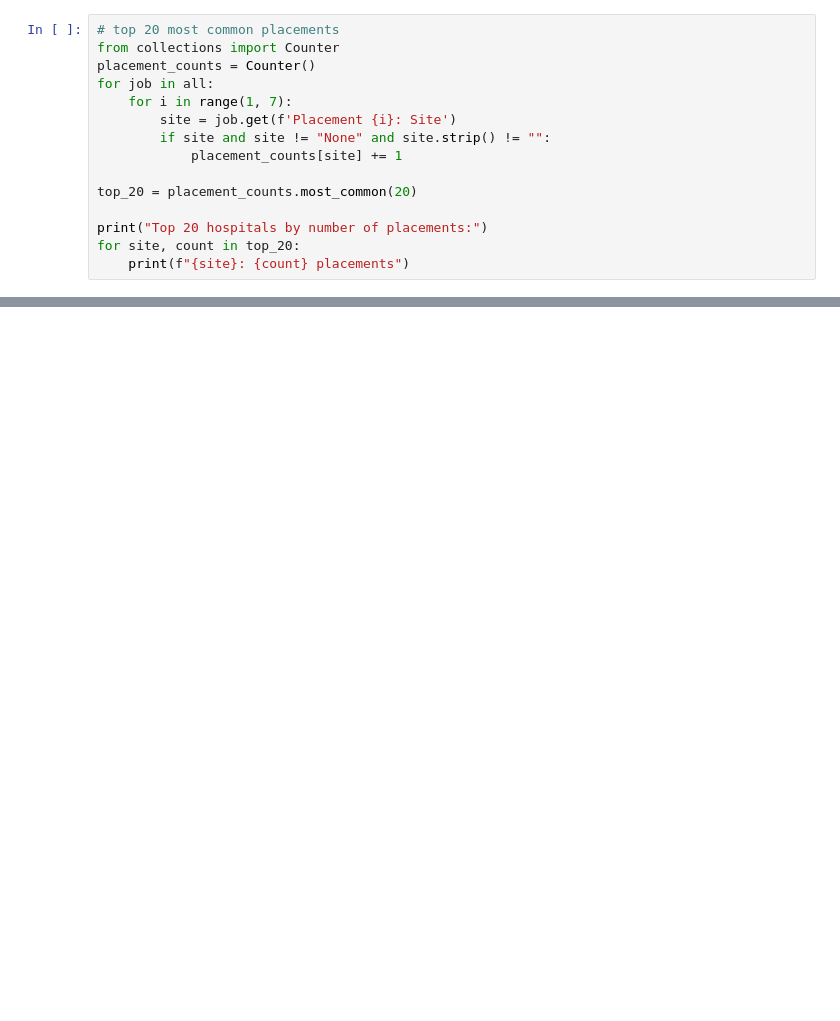
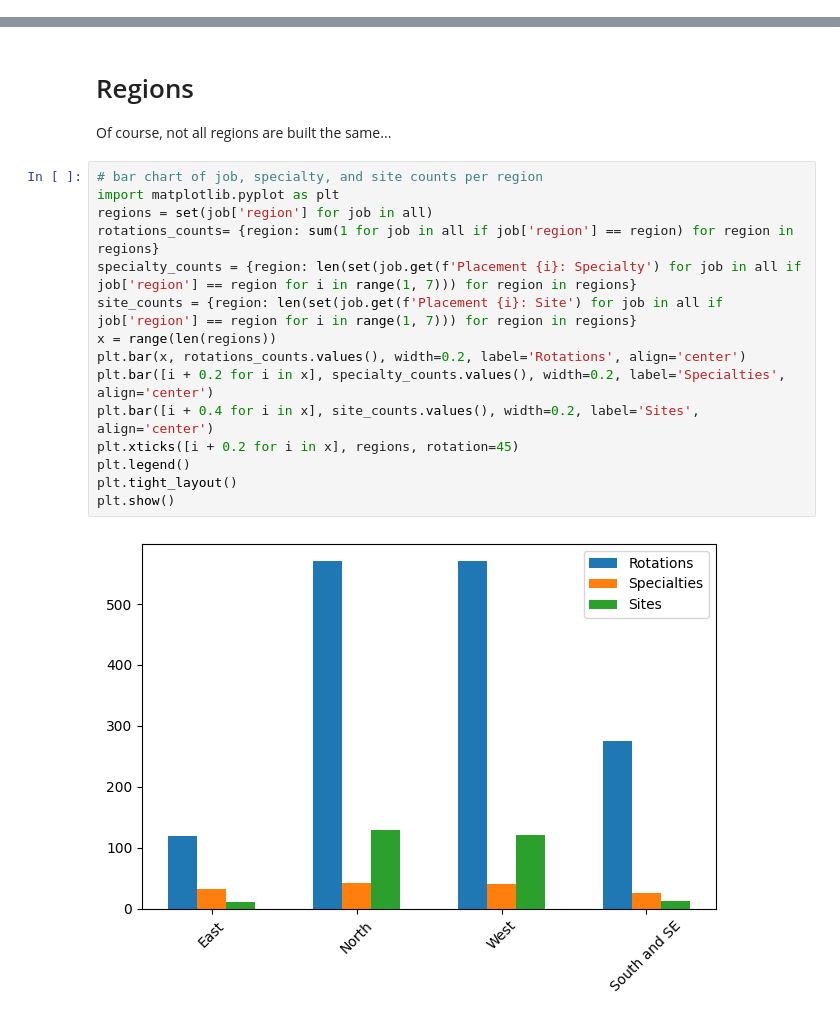
Before and after one commit to AntonGomes/FYRanker, a Jupyter notebook: data/analysis.ipynb, the cells around one changed output, grey strips where cells are left out. Saved outputs shown, nothing was run; the diff lists cells and outputs as text; blank space fills up the shorter version.

```diff
--- a/data/analysis.ipynb
+++ b/data/analysis.ipynb
@@ -133,15 +29,0 @@ Number of unique placements: 199
-# %%
-# top 20 most common placements
-from collections import Counter
-placement_counts = Counter()
-for job in all:
-    for i in range(1, 7):
-        site = job.get(f'Placement {i}: Site')
-        if site and site != "None" and site.strip() != "":
-            placement_counts[site] += 1
-
-top_20 = placement_counts.most_common(20)
-
-print("Top 20 hospitals by number of placements:")
-for site, count in top_20:
-    print(f"{site}: {count} placements")
@@ -205,0 +126,20 @@ Neurosurgery: 59 placements
+# %% [markdown]
+# Regions
+Of course, not all regions are built the same...
+# %%
+# bar chart of job, specialty, and site counts per region
+import matplotlib.pyplot as plt
+regions = set(job['region'] for job in all)
+rotations_counts= {region: sum(1 for job in all if job['region'] == region) for region in regions}
+specialty_counts = {region: len(set(job.get(f'Placement {i}: Specialty') for job in all if job['region'] == region for i in range(1, 7))) for region in regions}
+site_counts = {region: len(set(job.get(f'Placement {i}: Site') for job in all if job['region'] == region for i in range(1, 7))) for region in regions}
+x = range(len(regions))
+plt.bar(x, rotations_counts.values(), width=0.2, label='Rotations', align='center')
+plt.bar([i + 0.2 for i in x], specialty_counts.values(), width=0.2, label='Specialties', align='center')
+plt.bar([i + 0.4 for i in x], site_counts.values(), width=0.2, label='Sites', align='center')
+plt.xticks([i + 0.2 for i in x], regions, rotation=45)
+plt.legend()
+plt.tight_layout()
+plt.show()
+# %% [output]
+[figure, added]
```
Also changed, not shown: parts of 18 cells of this notebook, 6 other files.
